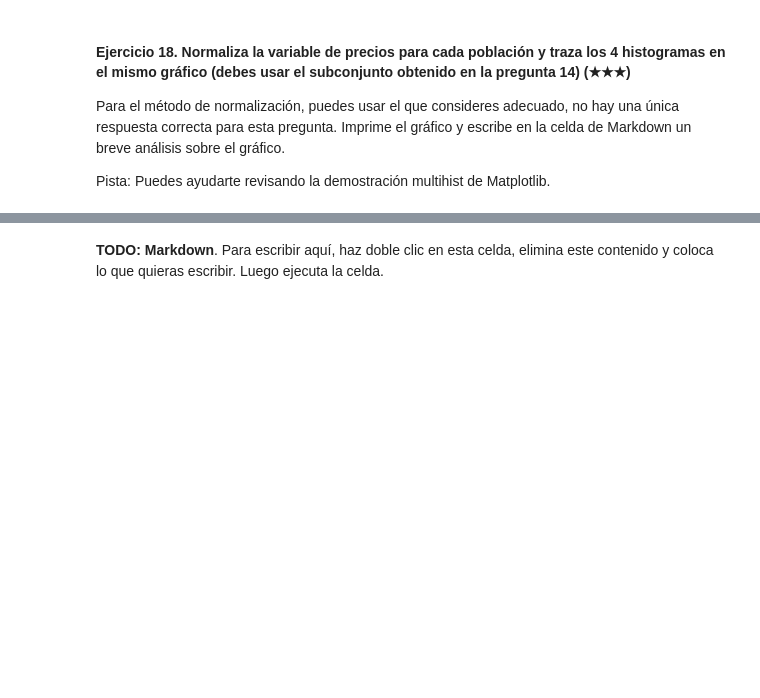
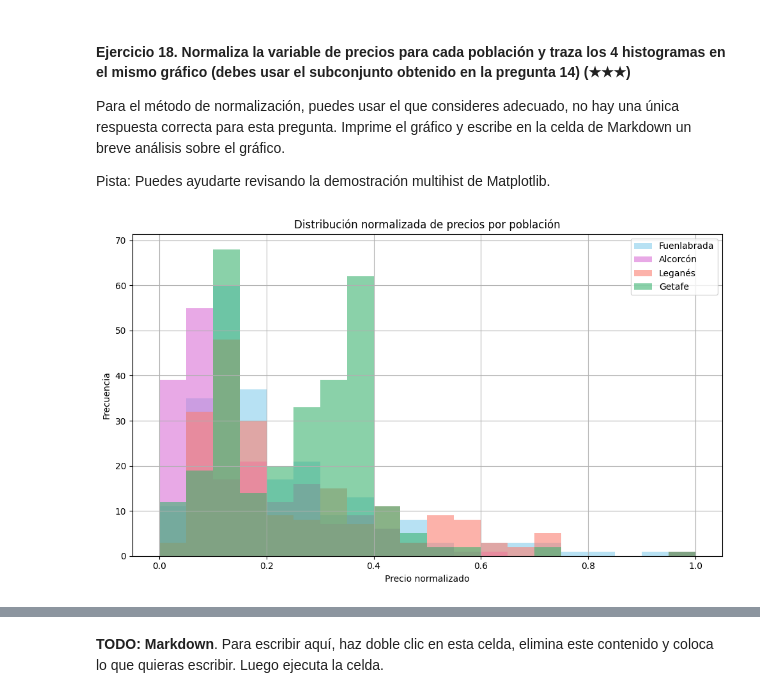
Before and after one commit to 4GeeksAcademy/mgabrielafiguera-pixel-realestate-datacleanup-exercise, a Jupyter notebook: project.es.ipynb, the cells around one changed output, grey strips where cells are left out. Drawn from its saved outputs; the diff is of its cells as text; code cells hidden in the pictures; blank space fills up the shorter version.

```diff
--- a/project.es.ipynb
+++ b/project.es.ipynb
@@ -335,3 +377,23 @@ Imprime ambos valores por cada variable.
 Imprime tanto la dirección como el precio de la casa seleccionada de cada población. Puedes imprimir un DataFrame o una sola línea para cada población.
 # %%
 # TODO
+casas_caras = ds_sur.loc[ds_sur.groupby('level5')['price'].idxmax(), ['level5', 'address', 'price']]
+
+casas_caras = casas_caras.sort_values(by='level5')
+print(casas_caras)
+
+print(ds_sur['level5'].unique())
+
+print(ds_sur[['level5', 'address']].sample(10))
+
+ds_sur['address_clean'] = ds_sur.apply(
+    lambda row: row['address'] if row['address'] != row['level5'] else 'Dirección no especificada',
+    axis=1)
+
+casas_caras = ds_sur.loc[ds_sur.groupby('level5')['price'].idxmax(), ['level5', 'address_clean', 'price']]
+
+ds_sur = ds_sur.copy()
+
+ds_sur['address_clean'] = ds_sur.apply(
+    lambda row: row['address'] if row['address'] != row['level5'] else 'Dirección no especificada',
+    axis=1)
@@ -343,3 +428,30 @@ Para el método de normalización, puedes usar el que consideres adecuado, no ha
 Pista: Puedes ayudarte revisando la demostración multihist de Matplotlib.
 # %%
 # TODO
+import matplotlib.pyplot as plt
+
+ds_sur = ds_sur.copy()
+
+ds_sur['price_norm'] = ds_sur.groupby('level5')['price'].transform(
+    lambda x: (x - x.min()) / (x.max() - x.min()))
+
+colores = {
+    'Fuenlabrada': 'skyblue',
+    'Leganés': 'salmon',
+    'Getafe': 'mediumseagreen',
+    'Alcorcón': 'orchid'}
+
+plt.figure(figsize=(10, 6))
+for poblacion in ds_sur['level5'].unique():
+    precios = ds_sur[ds_sur['level5'] == poblacion]['price_norm']
+    plt.hist(precios, bins=20, alpha=0.6, label=poblacion, color=colores[poblacion])
+
+plt.title("Distribución normalizada de precios por población")
+plt.xlabel("Precio normalizado")
+plt.ylabel("Frecuencia")
+plt.legend()
+plt.grid(True)
+plt.tight_layout()
+plt.show()
+# %% [output]
+[figure, added]
```
Also changed, not shown: parts of 12 cells of this notebook.
